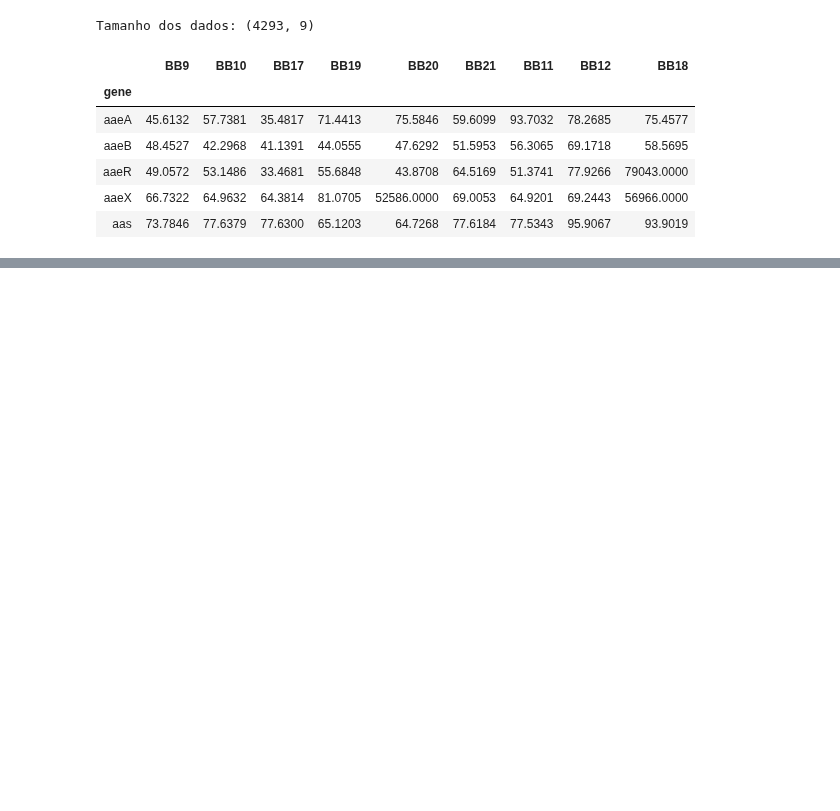
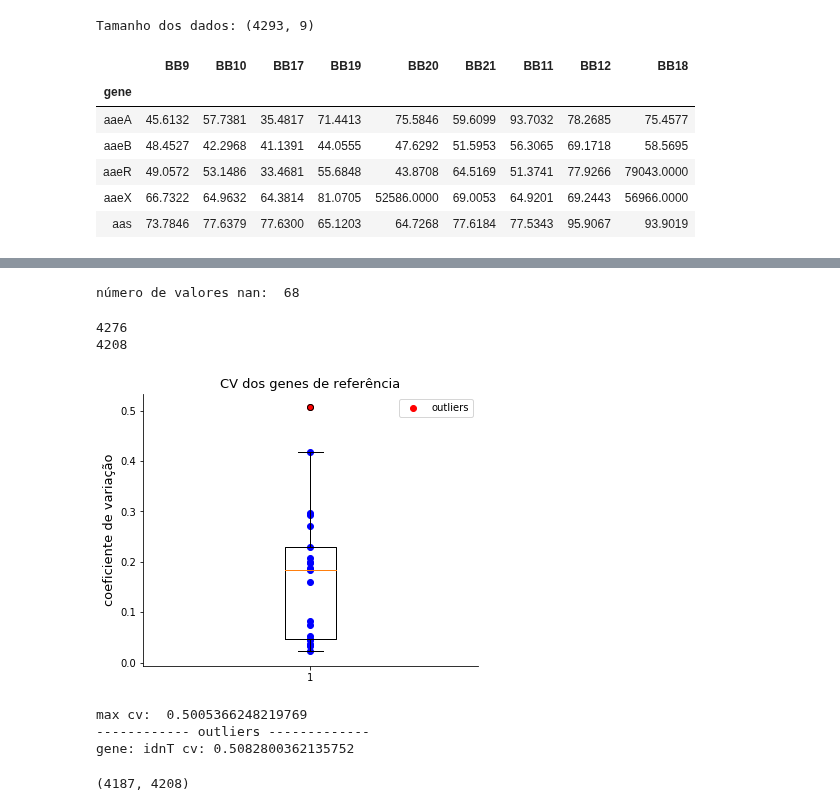
Before and after one commit to ejrueda/MasterUFPA, a Jupyter notebook: Proyectos/BioInformática/Data pre-processing.ipynb, the cells around one changed output, grey strips where cells are left out. Saved outputs shown, nothing was run; the diff lists cells and outputs as text; code cells hidden in the pictures; blank space fills up the shorter version.

```diff
--- a/Proyectos/BioInformática/Data pre-processing.ipynb
+++ b/Proyectos/BioInformática/Data pre-processing.ipynb
@@ -569,0 +46,4 @@ fig.show()
+# %%
+cv_datos = {}
+for idx, val in datos.iterrows():
+    cv_datos[idx] = np.std(val)/np.mean(val)
@@ -569,0 +70,53 @@ fig.show()
+# %%
+nan_list = []
+for kv in cv_datos.items():
+    if np.isnan(kv[1]):
+        nan_list.append(kv[0])
+print("número de valores nan: ", len(nan_list))
+# %% [output]
+número de valores nan:  68
+# %%
+print(len(cv_datos))
+for i in nan_list:
+    del cv_datos[i]
+print(len(cv_datos))
+# %% [output]
+4276
+4208
+# %%
+rg_cvvals = [cv_datos[i] for i  in rg]
+rg_q25 = np.quantile(rg_cvvals, q=.25, interpolation="midpoint")
+rg_q50 = np.quantile(rg_cvvals, q=.5, interpolation="midpoint")
+rg_q75 = np.quantile(rg_cvvals, q=.75, interpolation="midpoint")
+rg_upper = rg_q75 + 1.5*(rg_q75-rg_q25)
+rg_lower = rg_q25 - 1.5*(rg_q75-rg_q25)
+# %%
+fig1 = plt.figure(figsize=(6,5))
+i = 0
+ax1 = fig1.add_subplot()
+ax1.spines["top"].set_visible(False)
+ax1.spines["right"].set_visible(False)
+plt.title("CV dos genes de referência", fontsize=13)
+plt.ylabel("coeficiente de variação", fontsize=13)
+for gene in rg:
+    if cv_datos[gene] <= rg_upper and cv_datos[gene] >= rg_lower:
+        plt.scatter(1, cv_datos[gene], color="blue");
+    else:
+        plt.scatter(1, cv_datos[gene], color="red", label="outliers");
+    i += 1
+plt.boxplot(rg_cvvals, whis=1.5);
+plt.legend();
+# %% [output]
+[figure, added]
+# %%
+lg_drop = []
+print("max cv: ", rg_upper)
+print("------------ outliers -------------")
+for gene in rg:
+    if cv_datos[gene] > rg_upper or cv_datos[gene] < rg_lower:
+        lg_drop.append(gene)
+        print("gene:", gene, "cv:", cv_datos[gene])
+# %% [output]
+max cv:  0.5005366248219769
+------------ outliers -------------
+gene: idnT cv: 0.5082800362135752
@@ -569,0 +125,4 @@ fig.show()
+# %%
+len(nc_cvvals), len(cv_datos)
+# %% [output]
+(4187, 4208)
```
Also changed, not shown: parts of 54 cells of this notebook, 2 other files.
